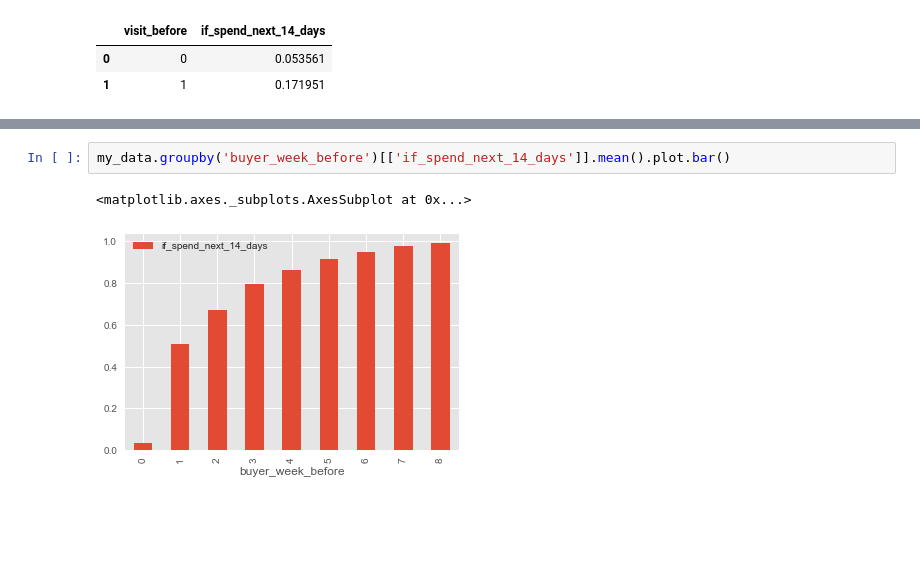
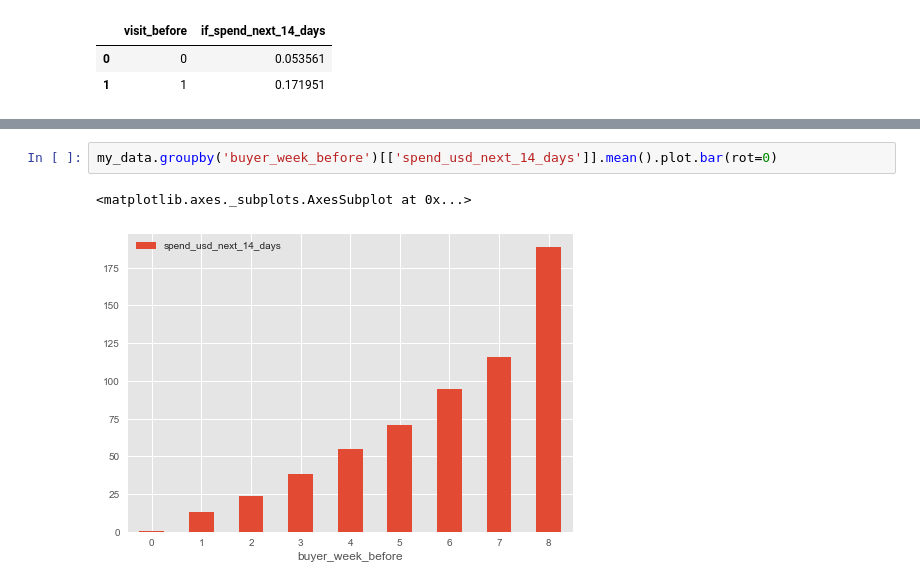
Before and after one commit to ztqsteve/App-store-monetization-experiment-design-, a Jupyter notebook: AB Testing for APP Store.ipynb, the cells around one changed output, grey strips where cells are left out. Saved outputs shown, nothing was run; the diff lists cells and outputs as text; blank space fills up the shorter version.

```diff
--- a/AB Testing for APP Store.ipynb
+++ b/AB Testing for APP Store.ipynb
@@ -182,5 +397,5 @@ my_data.groupby('visit_before')[['spend_usd_next_14_days']].mean().plot.bar()
 # %%
-my_data.groupby('buyer_week_before')[['if_spend_next_14_days']].mean().plot.bar()
+my_data.groupby('buyer_week_before')[['spend_usd_next_14_days']].mean().plot.bar(rot=0)
 # %% [output]
 <matplotlib.axes._subplots.AxesSubplot at 0x...>
-[figure, old version]
+[figure, new version]
```
Also changed, not shown: parts of 76 cells of this notebook.
